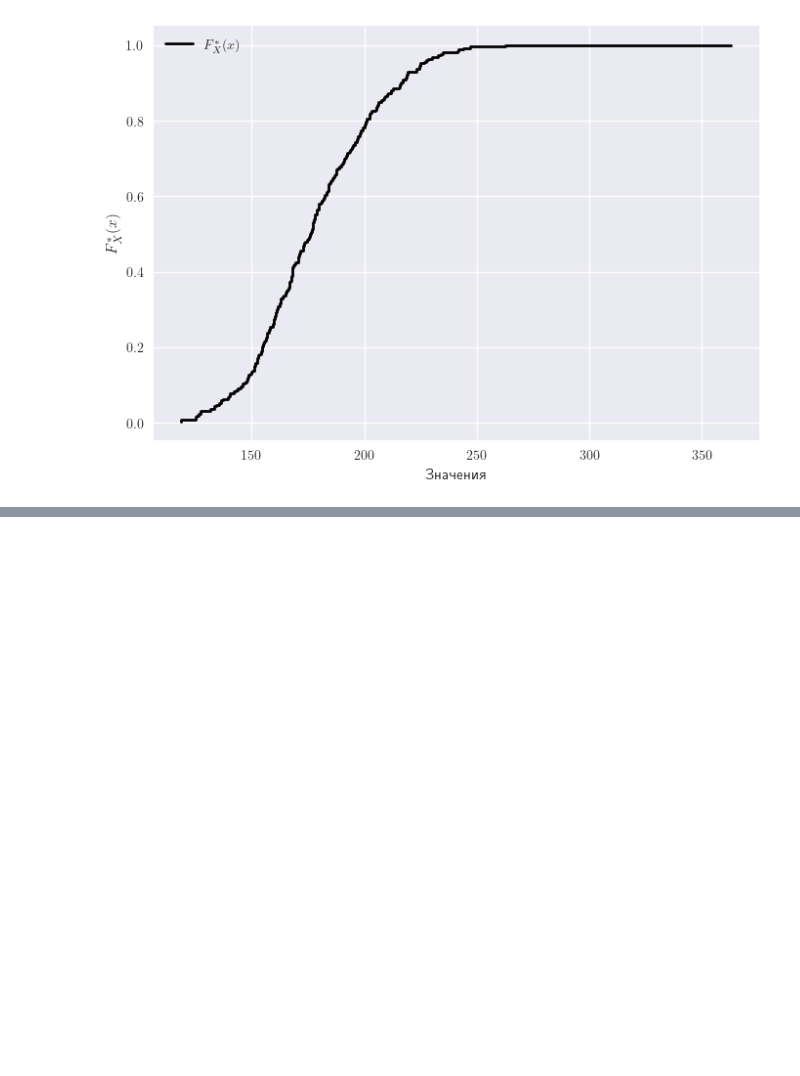
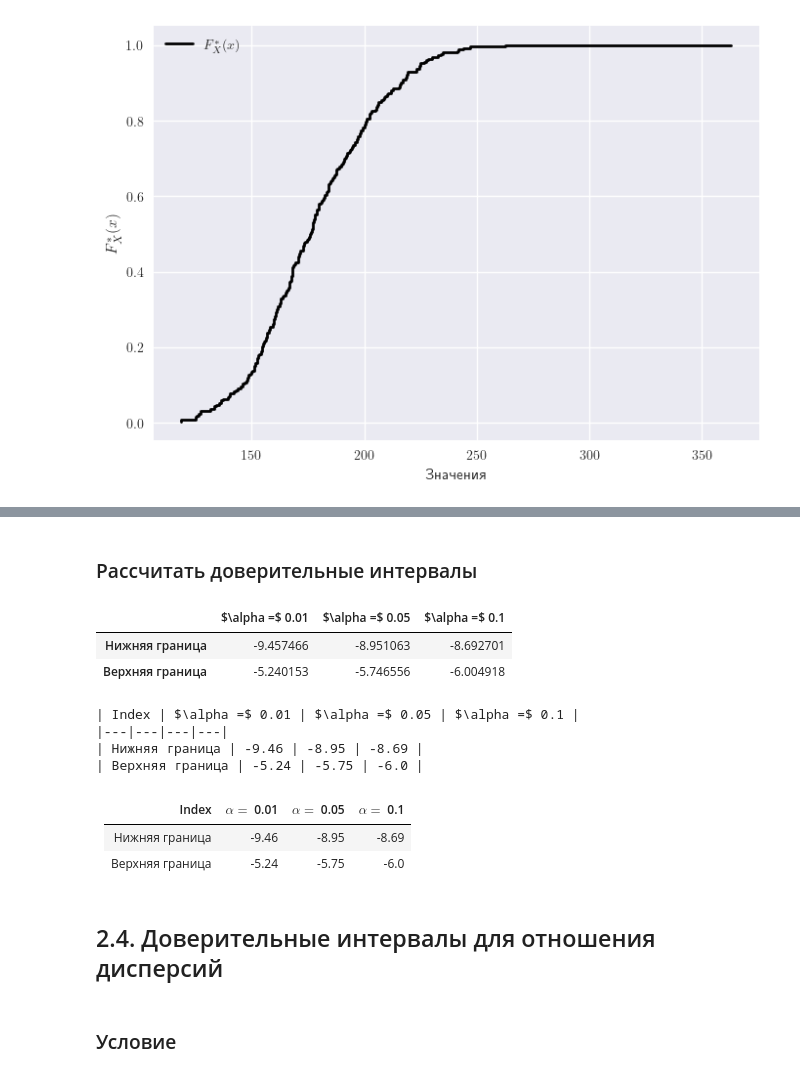
Before and after one commit to retrobannerS/mephi_stats, a Jupyter notebook: bdz/var_2/notebook.ipynb, the cells around one changed output, grey strips where cells are left out. Saved outputs shown, nothing was run; the diff lists cells and outputs as text; code cells hidden in the pictures; blank space fills up the shorter version.

```diff
--- a/bdz/var_2/notebook.ipynb
+++ b/bdz/var_2/notebook.ipynb
@@ -345,0 +488,3 @@ plt.show()
+# %%
+X1, X2 = data("2.3")
+X1.head(), X2.head()
@@ -345,0 +518,35 @@ plt.show()
+# %% [markdown]
+### Рассчитать доверительные интервалы
+# %%
+intervals = pd.DataFrame(index=["Нижняя граница", "Верхняя граница"])
+alphas = [0.01, 0.05, 0.1]
+std_err = m.sqrt(
+    ((n1 - 1) * X1.var(ddof=1) + (n2 - 1) * X2.var(ddof=1))
+    / (n1 + n2 - 2)
+    * (1 / n1 + 1 / n2)
+)
+for alpha in alphas:
+    intervals[f"$\\alpha =$ {alpha}"] = stats.t.interval(
+        1 - alpha, df=n1 + n2 - 2, loc=X1.mean() - X2.mean(), scale=std_err
+    )
+intervals
+# %% [output]
+|  | $\alpha =$ 0.01 | $\alpha =$ 0.05 | $\alpha =$ 0.1 |
+| Нижняя граница | -9.457466 | -8.951063 | -8.692701 |
+| Верхняя граница | -5.240153 | -5.746556 | -6.004918 |
+# %%
+print(dataframe_to_markdown(intervals))
+# %% [output]
+| Index | $\alpha =$ 0.01 | $\alpha =$ 0.05 | $\alpha =$ 0.1 |
+|---|---|---|---|
+| Нижняя граница | -9.46 | -8.95 | -8.69 |
+| Верхняя граница | -5.24 | -5.75 | -6.0 |
+# %% [markdown]
+| Index           | $\alpha =$ 0.01 | $\alpha =$ 0.05 | $\alpha =$ 0.1 |
+| --------------- | --------------- | --------------- | -------------- |
+| Нижняя граница  | -9.46           | -8.95           | -8.69          |
+| Верхняя граница | -5.24           | -5.75           | -6.0           |
+# %% [markdown]
+## 2.4. Доверительные интервалы для отношения дисперсий
+# %% [markdown]
+### Условие
```
Also changed, not shown: parts of 44 cells of this notebook, 1 other file.
